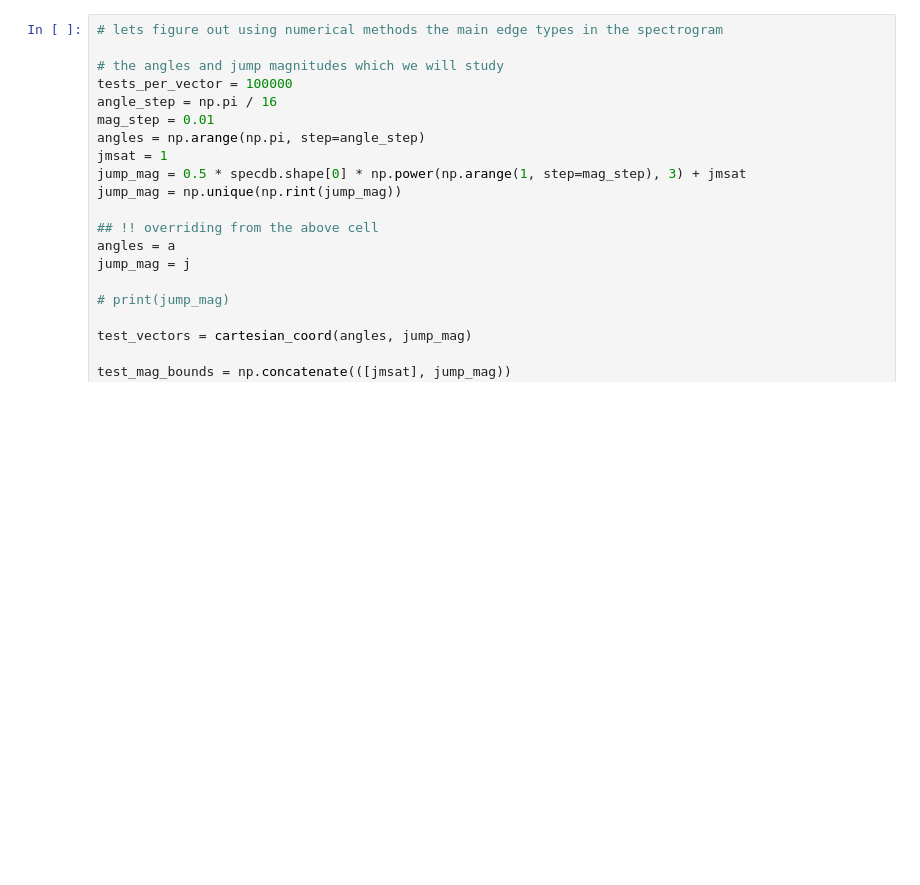
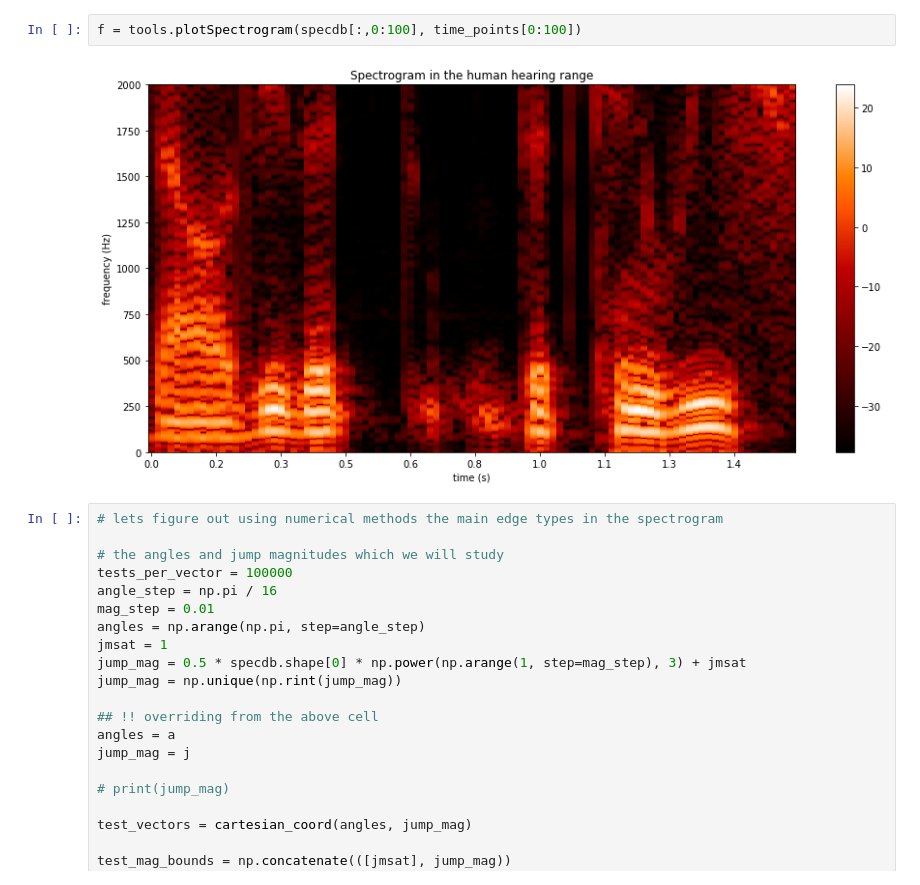
Before and after one commit to antonkatz/audio-search, a Jupyter notebook: pattern-finding-non-binary.ipynb, the cells around one changed output. Cells and saved outputs as stored; diff of their text form; blank space fills up the shorter version.

```diff
--- a/pattern-finding-non-binary.ipynb
+++ b/pattern-finding-non-binary.ipynb
@@ -199,3 +95,7 @@ _discard = plt.legend(j, bbox_to_anchor=(1.10, 1))
+# %%
+f = tools.plotSpectrogram(specdb[:,0:100], time_points[0:100])
+# %% [output]
+[figure, added]
 # %%
 # lets figure out using numerical methods the main edge types in the spectrogram
 
```
Also changed, not shown: parts of 9 cells of this notebook, 4 other files.
